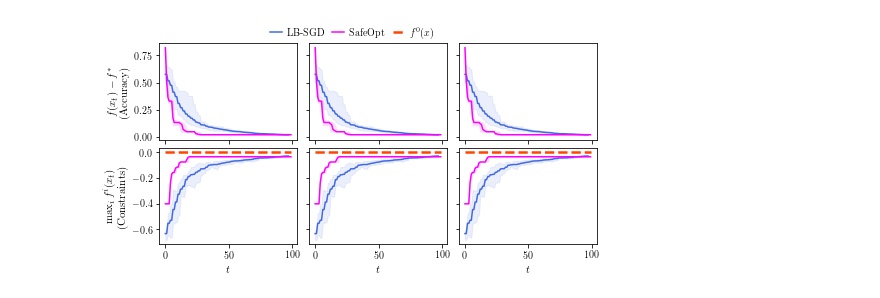
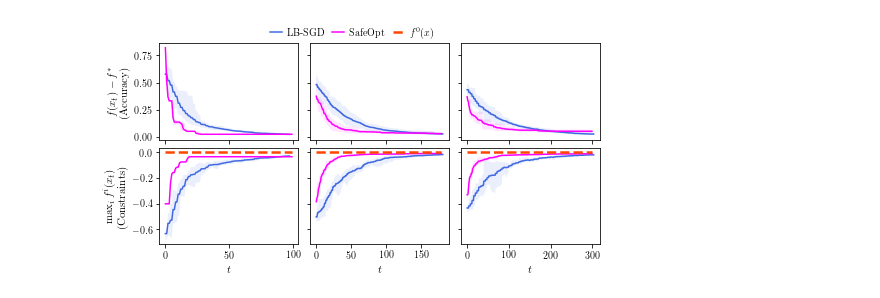
Before and after one commit to Ilnura/LB_SGD, a Jupyter notebook: evals/yardens_plotting.ipynb, the cells around one changed output. Saved outputs shown, nothing was run; the diff lists cells and outputs as text; code cells hidden in the pictures.

```diff
--- a/evals/yardens_plotting.ipynb
+++ b/evals/yardens_plotting.ipynb
@@ -27,7 +27,7 @@ def plot_convergence_shaded(ax, els,
             el_std = np.zeros(np.size(el))
         ax.fill_between(range(np.size(el_avg)),
                              el_min, el_max,
-                             color=colors[i], alpha=0.1)
+                             color=colors[i], alpha=0.1, edgecolor=None)
         if legends[i] == r'$f^0(x)$':
             attributes = dict(linestyle='dashed', linewidth=2.5)
         else:
@@ -65,13 +65,13 @@ def plot_experiments(d, axes_col, problem_name):
 # %%
 fig, axes = plt.subplots(nrows=2, ncols=3, figsize=(2.4 * 3, 3.5), constrained_layout=True, sharey='row', sharex='col')
 for d, axes_col in zip(range(2, 5), axes.T):
-    plot_experiments(2, axes_col, 'QP')
+    plot_experiments(d, axes_col, 'QP')
 handles = axes[1, 0].get_legend_handles_labels()
 leg = fig.legend(*handles, loc='center',
                  bbox_to_anchor=(0.5, 1.), ncol=5, frameon=False, fontsize=10, numpoints=1,
                  labelspacing=0.2, columnspacing=0.8, handlelength=1.2, handletextpad=0.5)
 fig.tight_layout(h_pad=0.5, w_pad=0.5)
 artist_to_keep = [leg]
 plt.savefig('figura.pdf', bbox_extra_artists=artist_to_keep, bbox_inches='tight')
 # %% [output]
-[figure, old version]
+[figure, new version]
```
